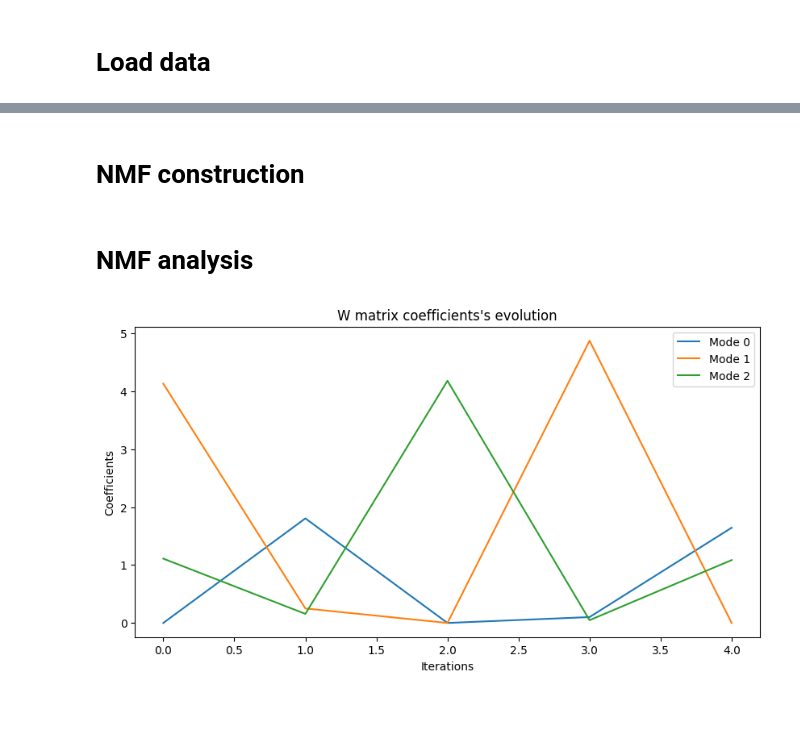
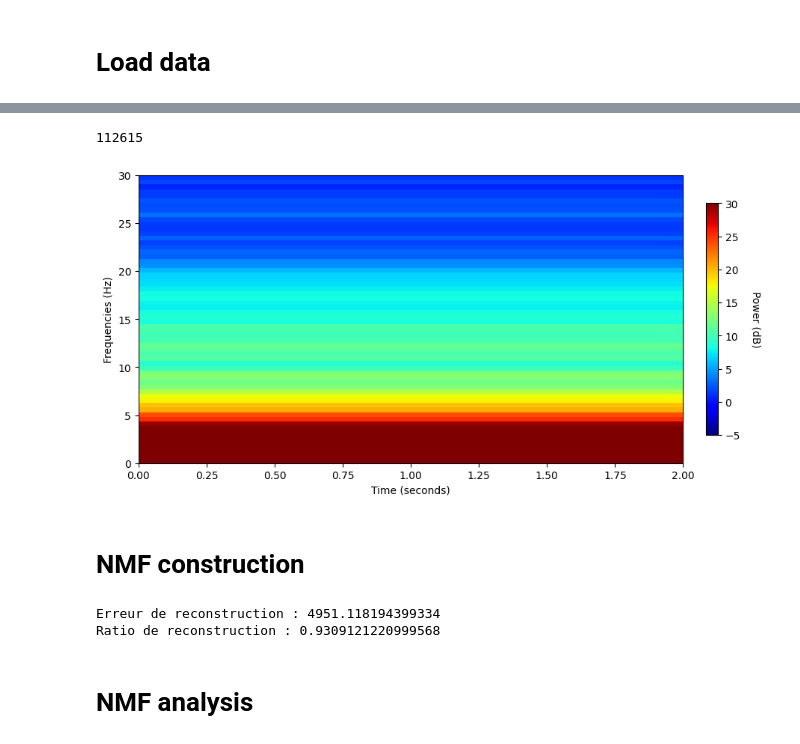
Before and after one commit to L4ncelin/EEG_signals_quality_analysis, a Jupyter notebook: Notebooks/02_EEG_NMF.ipynb, the cells around one changed output, grey strips where cells are left out. Saved outputs shown, nothing was run; the diff lists cells and outputs as text; code cells hidden in the pictures; blank space fills up the shorter version.

```diff
--- a/Notebooks/02_EEG_NMF.ipynb
+++ b/Notebooks/02_EEG_NMF.ipynb
@@ -19,0 +11,6 @@ flattened_multitaper_data = [[x if x >= 0 else 0 for x in arr] for arr in flatte
+# %%
+nb_sets = 2
+nb_channels = 5
+windows_size = 2
+
+multitaper_data = get_windowed_multitaper_data(nb_sets=nb_sets, nb_channels=nb_channels, windows_size=windows_size, type="test")
@@ -20,3 +39,22 @@ flattened_multitaper_data = [[x if x >= 0 else 0 for x in arr] for arr in flatte
+# %%
+len(all_windows_2d)
+# %% [output]
+112615
+# %%
+fig, ax = plt.subplots(figsize=(10,5))
+
+cax = ax.imshow(multitaper_data[0][0][0], aspect='auto', vmin=-5, vmax=30, cmap="jet", extent=[0, 2, 30, 0])
+
+cbar = fig.colorbar(cax, ax=ax, orientation='vertical', fraction=0.02, pad=0.04)
+cbar.set_label('Power (dB)', rotation=270, labelpad=20)
+
+ax.invert_yaxis()
+ax.set_xlabel("Time (seconds)")
+ax.set_ylabel("Frequencies (Hz)")
+
+plt.show()
+# %% [output]
+[figure, added]
 # %% [markdown]
 # NMF construction
 # %%
@@ -29,15 +67,18 @@ W = model.fit_transform(flattened_multitaper_data[:5])  # Matrice W (caractéris
 H = model.components_ # Matrice H (poids des caractéristiques)
+# %%
+# Erreur de reconstruction
+reconstruction_error = model.reconstruction_err_
+
+# Norme Frobenius de la matrice originale
+original_norm = np.linalg.norm(all_windows_2d, ord='fro')
+
+# Ratio de reconstruction
+reconstruction_ratio = 1 - (reconstruction_error / original_norm)
+
+print(f"Erreur de reconstruction : {reconstruction_error}")
+print(f"Ratio de reconstruction : {reconstruction_ratio}")
+# %% [output]
+Erreur de reconstruction : 4951.118194399334
+Ratio de reconstruction : 0.9309121220999568
 # %% [markdown]
 # NMF analysis
-# %%
-plt.figure(figsize=(10,5))
-
-plt.plot(W)
-plt.xlabel("Iterations")
-plt.ylabel("Coefficients")
-plt.title("W matrix coefficients's evolution")
-
-plt.legend(["Mode {}".format(i) for i in range(n_components)])
-plt.show()
-# %% [output]
-[figure, removed]
```
Also changed, not shown: parts of 12 cells of this notebook, 3 other files.
